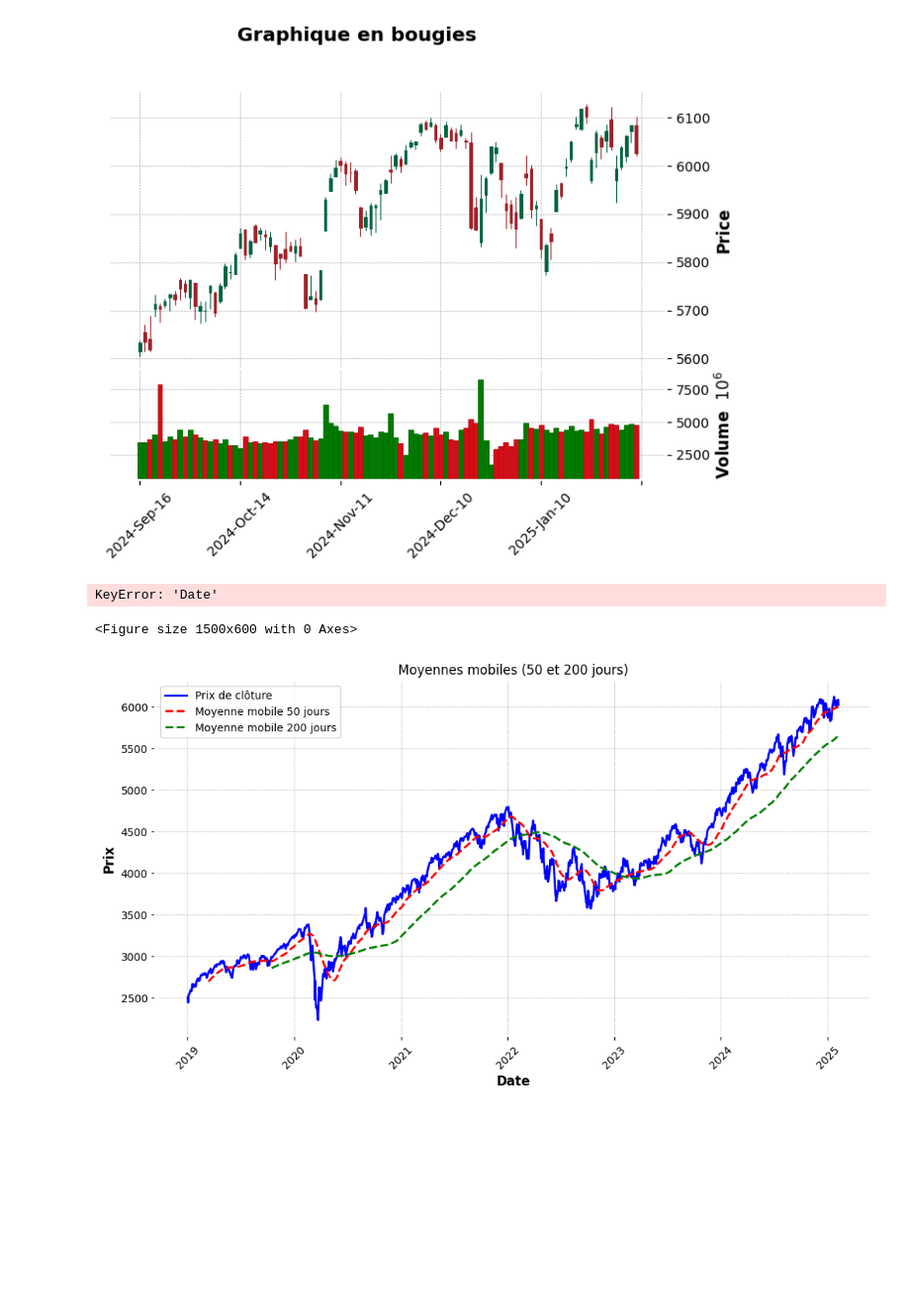
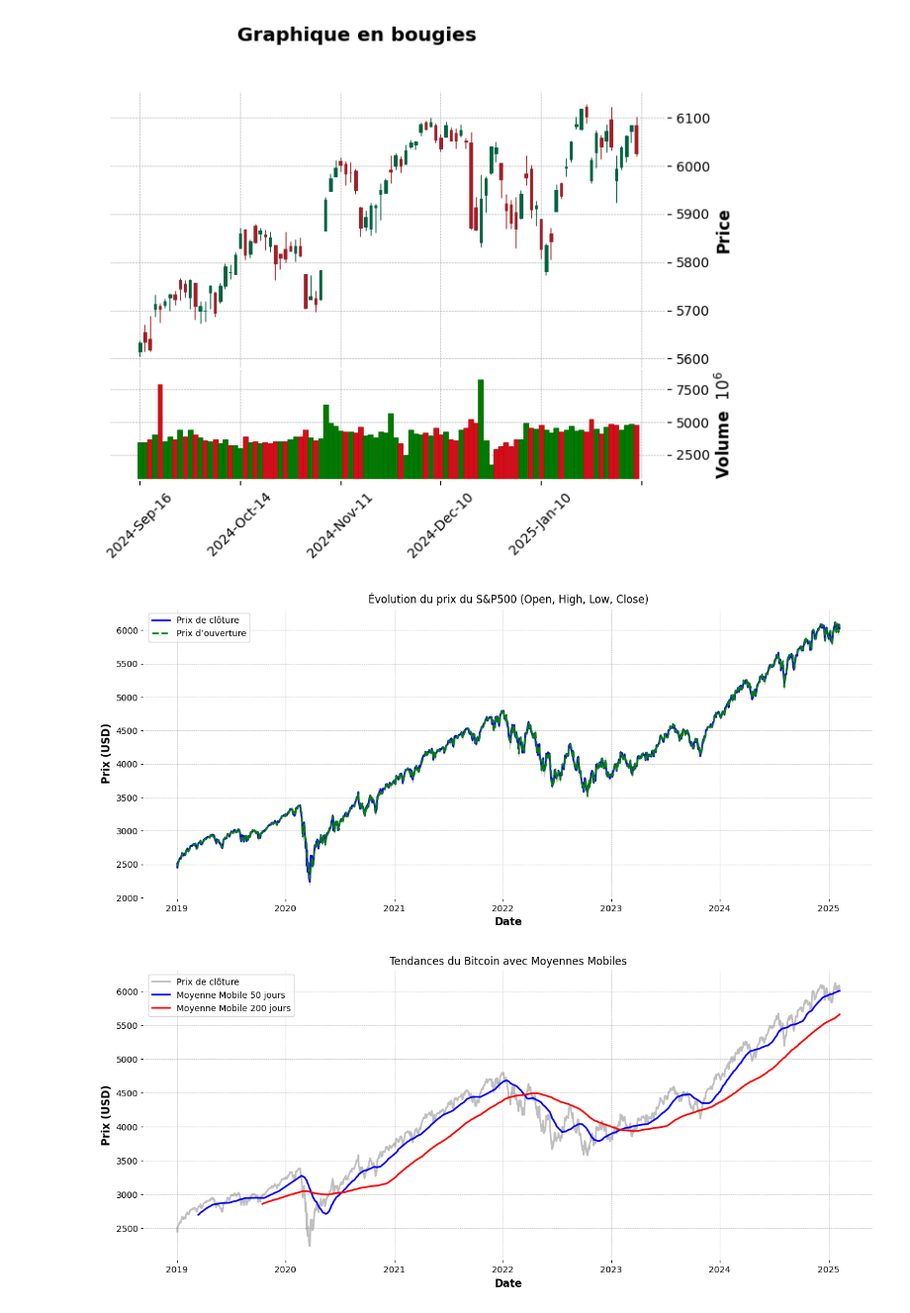
Before and after one commit to Fanaingamampiandra/Analyse-comparative-des-actifs-financiers, a Jupyter notebook: AED_SEP_500.ipynb, the cells around one changed output. Shown at 99% size. Drawn from its saved outputs; the diff is of its cells as text; code cells hidden in the pictures; blank space fills up the shorter version.

```diff
--- a/AED_SEP_500.ipynb
+++ b/AED_SEP_500.ipynb
@@ -74,9 +74,9 @@ plt.show()
 # %%
-df['Return'] = df['Close'].pct_change()
+df["Daily Return"] = df["Close"].pct_change()
 plt.figure(figsize=(10, 5))
-sns.histplot(df['Return'].dropna(), bins=50, kde=True)
+sns.histplot(df["Daily Return"].dropna(), bins=50, kde=True)
+plt.title("Distribution des rendements quotidiens du Bitcoin")
 plt.xlabel("Rendement")
 plt.ylabel("Fréquence")
-plt.title("Distribution des rendements")
 plt.show()
 # %% [output]
@@ -84,36 +84,49 @@ plt.show()
 # %%
-import mplfinance as mpf
-df['Date'] = pd.to_datetime(df['Date'])
+
 df.set_index('Date', inplace=True)
 mpf.plot(df.tail(100), type='candle', style='charles', volume=True, title="Graphique en bougies")
 # %% [output]
 [figure]
 # %%
 plt.figure(figsize=(15, 6))
-plt.plot(df["Date"], df["Close"], label="Prix de clôture", color="blue")
-plt.plot(df["Date"], df["Open"], label="Prix d’ouverture", color="green", linestyle="dashed")
-plt.fill_between(df["Date"], df["Low"], df["High"], color="gray", alpha=0.3)
+
+# Tracer les prix de clôture et d'ouverture
+plt.plot(df.index, df["Close"], label="Prix de clôture", color="blue")
+plt.plot(df.index, df["Open"], label="Prix d’ouverture", color="green", linestyle="dashed")
+
+# Remplir entre le prix le plus bas et le plus haut
+plt.fill_between(df.index, df["Low"], df["High"], color="gray", alpha=0.3)
+
+# Ajouter les labels et la légende
 plt.xlabel("Date")
 plt.ylabel("Prix (USD)")
 plt.title("Évolution du prix du S&P500 (Open, High, Low, Close)")
 plt.legend()
+
+# Afficher le graphique
 plt.show()
 # %% [output]
-KeyError: 'Date'
-<Figure size 1500x600 with 0 Axes>
+[figure, added]
 # %%
-df['SMA_50'] = df['Close'].rolling(window=50).mean()
-df['SMA_200'] = df['Close'].rolling(window=200).mean()
+# Calcul des moyennes mobiles
+df["SMA_50"] = df["Close"].rolling(window=50).mean()
+df["SMA_200"] = df["Close"].rolling(window=200).mean()
 
-plt.figure(figsize=(12, 6))
-plt.plot(df['Close'], label="Prix de clôture", color="blue")
-plt.plot(df['SMA_50'], label="Moyenne mobile 50 jours", linestyle="dashed", color="red")
-plt.plot(df['SMA_200'], label="Moyenne mobile 200 jours", linestyle="dashed", color="green")
+# Création du graphique
+plt.figure(figsize=(15, 6))
+
+# Tracer les prix de clôture et les moyennes mobiles
+plt.plot(df.index, df["Close"], label="Prix de clôture", color="gray", alpha=0.5)
+plt.plot(df.index, df["SMA_50"], label="Moyenne Mobile 50 jours", color="blue")
+plt.plot(df.index, df["SMA_200"], label="Moyenne Mobile 200 jours", color="red")
+
+# Ajouter les labels et la légende
+plt.xlabel("Date")
+plt.ylabel("Prix (USD)")
+plt.title("Tendances du Bitcoin avec Moyennes Mobiles")
 plt.legend()
-plt.xlabel("Date")
-plt.ylabel("Prix")
-plt.title("Moyennes mobiles (50 et 200 jours)")
-plt.xticks(rotation=45)
+
+# Afficher le graphique
 plt.show()
 # %% [output]
-[figure, old version]
+[figure, new version]
```
Also changed, not shown: parts of 9 cells of this notebook, 5 other files.
